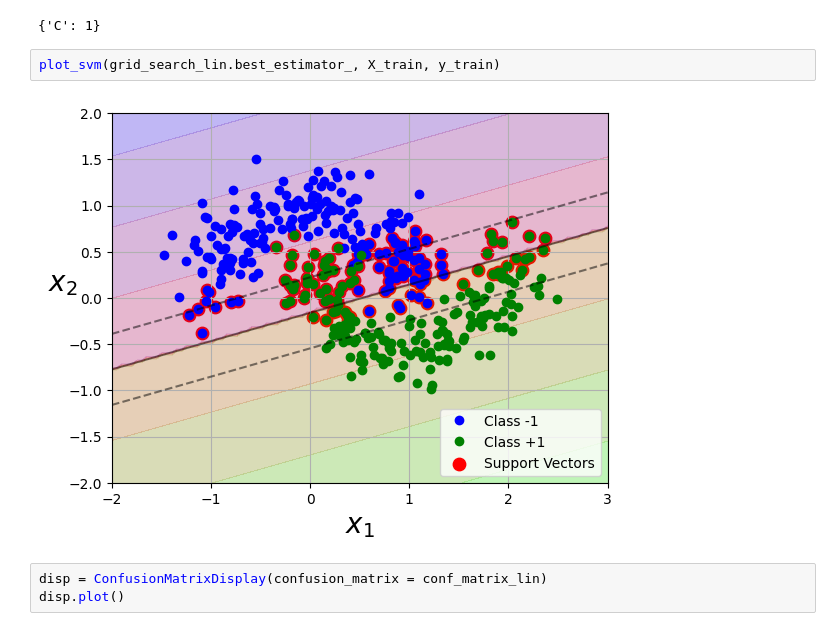
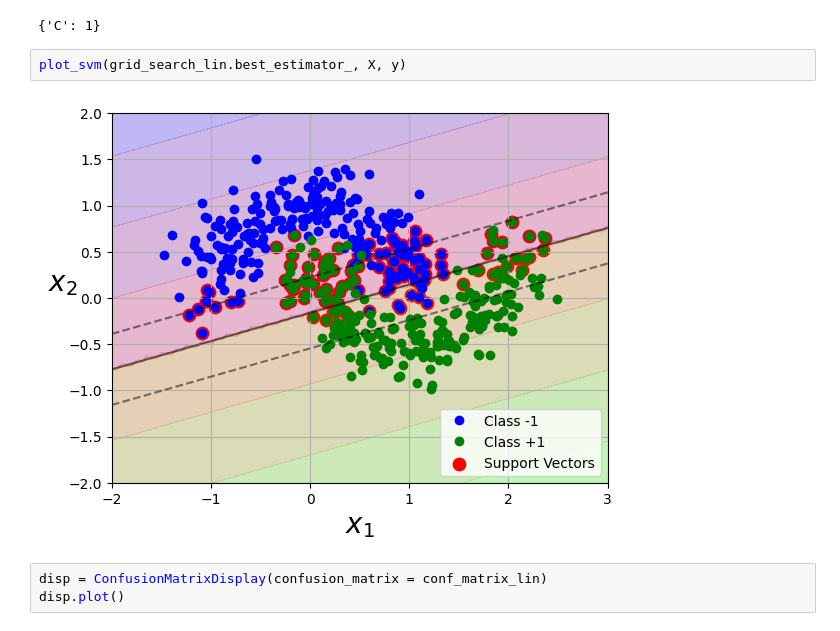
Before and after one commit to wloving77/Fall2023Classes, a Jupyter notebook: Machine_Learning/Assignment3/wfl9zy_assignment3_svm.ipynb, the cells around one changed output. Drawn from its saved outputs; the diff is of its cells as text.

```diff
--- a/Machine_Learning/Assignment3/wfl9zy_assignment3_svm.ipynb
+++ b/Machine_Learning/Assignment3/wfl9zy_assignment3_svm.ipynb
@@ -424,9 +424,9 @@ grid_search_lin.best_params_
 # %% [output]
 {'C': 1}
 # %%
-plot_svm(grid_search_lin.best_estimator_, X_train, y_train)
+plot_svm(grid_search_lin.best_estimator_, X, y)
 # %% [output]
-[figure, old version]
+[figure, new version]
 # %%
 disp = ConfusionMatrixDisplay(confusion_matrix = conf_matrix_lin)
 disp.plot()
```
Also changed, not shown: parts of 6 cells of this notebook.
